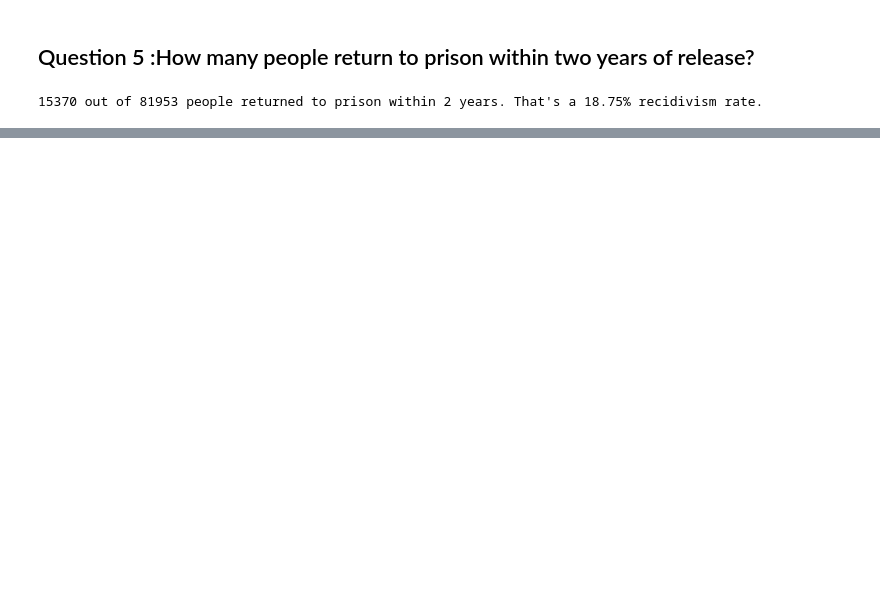
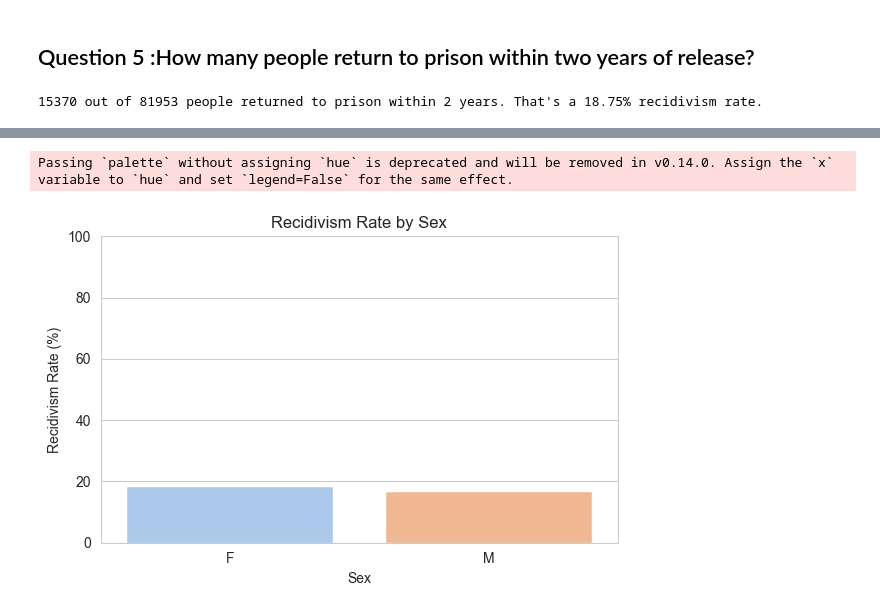
Before and after one commit to C-20-s/doc_analysis, a Jupyter notebook: data/1_data_loading.ipynb, the cells around one changed output, grey strips where cells are left out. Cells and saved outputs as stored; diff of their text form; code cells hidden in the pictures; blank space fills up the shorter version.

```diff
--- a/data/1_data_loading.ipynb
+++ b/data/1_data_loading.ipynb
@@ -1090,0 +757,18 @@ EXIT_TYPE_CD                                   CLASS_TITLE    NOF    SFL  \
+# %%
+# Assuming your demographics DataFrame is called `population`
+release = release.merge(demo[['PERSON_ID', 'SEX', 'RACE']], on='PERSON_ID', how='left')
+# %%
+# Drop duplicates to get one record per person
+person_return_status = release.drop_duplicates(subset='PERSON_ID')[['PERSON_ID', 'RETURN_WITHIN_2YRS', 'SEX', 'RACE']]
+
+# Group by Sex
+sex_group = person_return_status.groupby('SEX')['RETURN_WITHIN_2YRS'].agg(['sum', 'count'])
+sex_group['RECIDIVISM_RATE_%'] = round((sex_group['sum'] / sex_group['count']) * 100, 2)
+
+# Group by Race
+race_group = person_return_status.groupby('RACE')['RETURN_WITHIN_2YRS'].agg(['sum', 'count'])
+race_group['RECIDIVISM_RATE_%'] = round((race_group['sum'] / race_group['count']) * 100, 2)
+
+# Print results
+print("📊 Recidivism by Sex:\n", sex_group)
+print("\n📊 Recidivism by Race:\n", race_group)
@@ -1090,0 +790,17 @@ EXIT_TYPE_CD                                   CLASS_TITLE    NOF    SFL  \
+# %%
+
+
+# Reset index to use columns as x-axis
+sex_group_reset = sex_group.reset_index()
+
+plt.figure(figsize=(6, 4))
+sns.barplot(data=sex_group_reset, x='SEX', y='RECIDIVISM_RATE_%', palette='pastel')
+plt.title('Recidivism Rate by Sex')
+plt.ylabel('Recidivism Rate (%)')
+plt.xlabel('Sex')
+plt.ylim(0, 100)
+plt.tight_layout()
+plt.show()
+# %% [output]
+Passing `palette` without assigning `hue` is deprecated and will be removed in v0.14.0. Assign the `x` variable to `hue` and set `legend=False` for the same effect.
+[figure, added]
```
Also changed, not shown: parts of 33 cells of this notebook, 4 other files.
